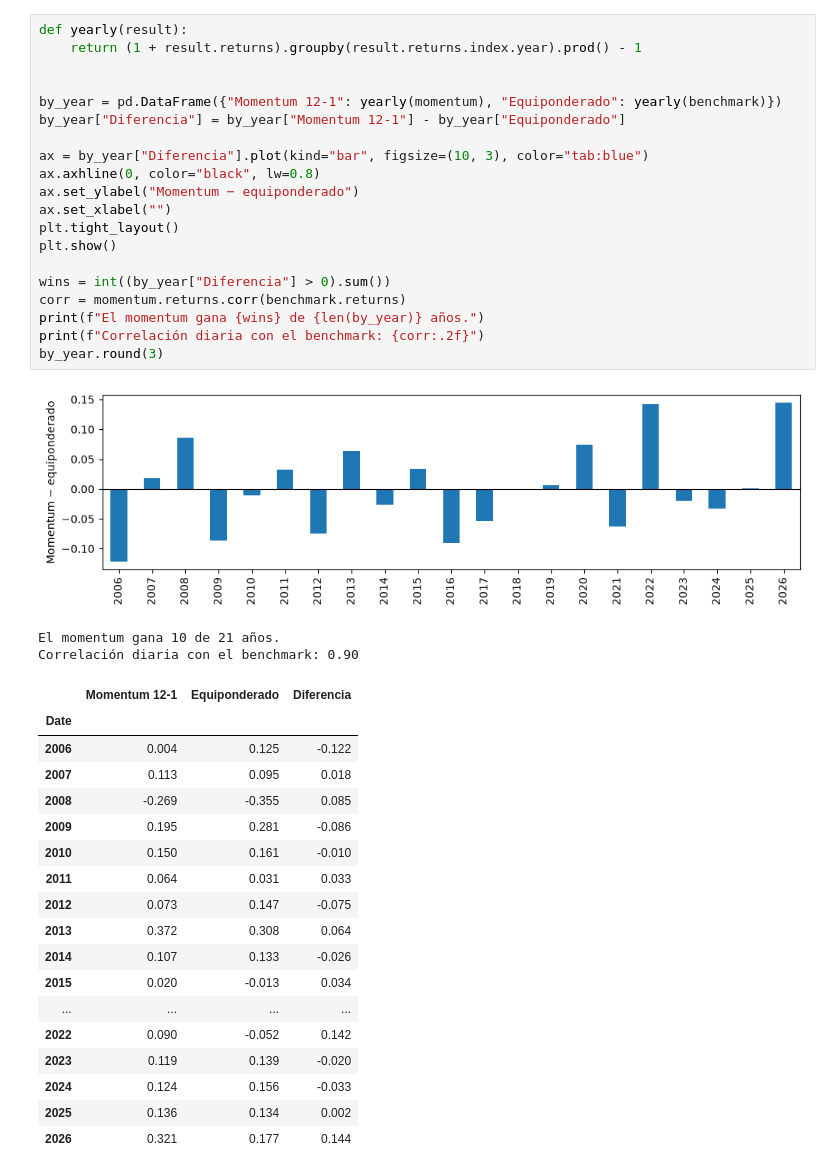
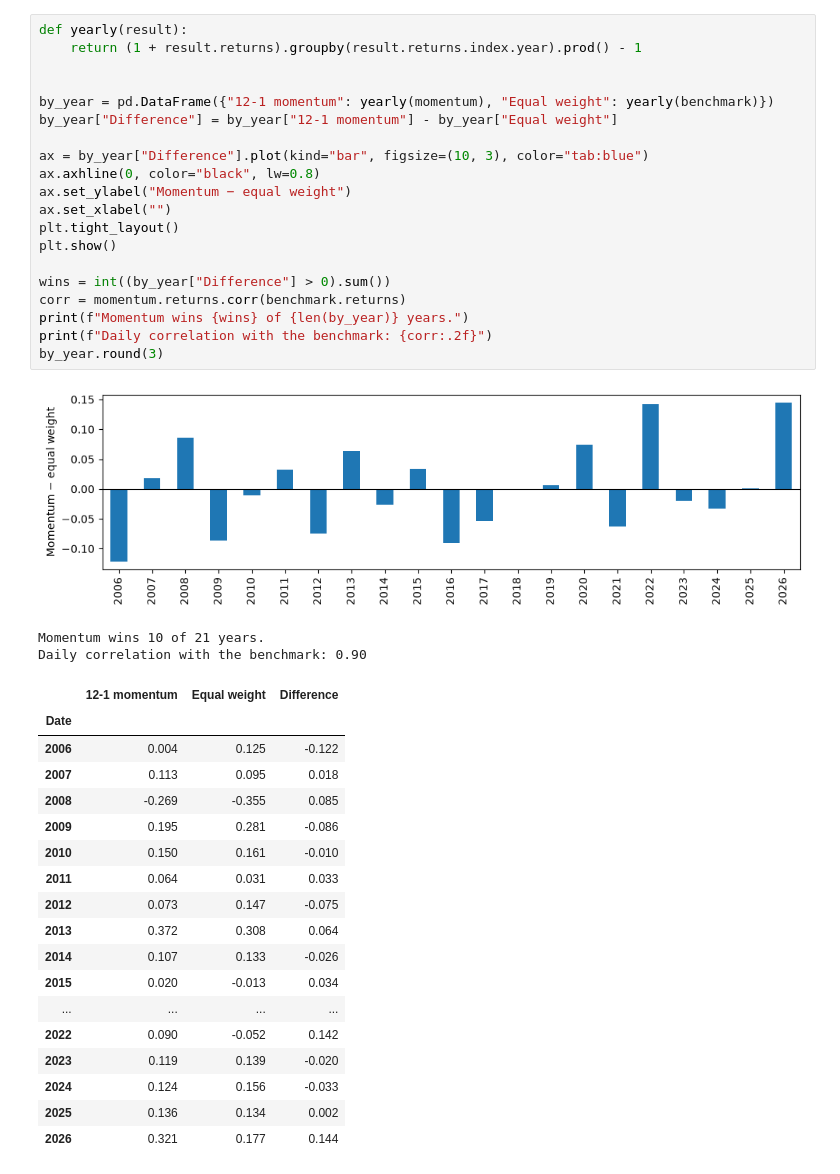
Before and after one commit to paablomorillo/quant-backtester, a Jupyter notebook: notebooks/01_sector_momentum.ipynb, the cells around one changed output. Saved outputs shown, nothing was run; the diff lists cells and outputs as text.

```diff
--- a/notebooks/01_sector_momentum.ipynb
+++ b/notebooks/01_sector_momentum.ipynb
@@ -141,28 +141,28 @@ Rendimiento anual de cada cartera y diferencia (momentum menos equiponderado). 2
 # %%
 def yearly(result):
     return (1 + result.returns).groupby(result.returns.index.year).prod() - 1
 
 
-by_year = pd.DataFrame({"Momentum 12-1": yearly(momentum), "Equiponderado": yearly(benchmark)})
-by_year["Diferencia"] = by_year["Momentum 12-1"] - by_year["Equiponderado"]
+by_year = pd.DataFrame({"12-1 momentum": yearly(momentum), "Equal weight": yearly(benchmark)})
+by_year["Difference"] = by_year["12-1 momentum"] - by_year["Equal weight"]
 
-ax = by_year["Diferencia"].plot(kind="bar", figsize=(10, 3), color="tab:blue")
+ax = by_year["Difference"].plot(kind="bar", figsize=(10, 3), color="tab:blue")
 ax.axhline(0, color="black", lw=0.8)
-ax.set_ylabel("Momentum − equiponderado")
+ax.set_ylabel("Momentum − equal weight")
 ax.set_xlabel("")
 plt.tight_layout()
 plt.show()
 
-wins = int((by_year["Diferencia"] > 0).sum())
+wins = int((by_year["Difference"] > 0).sum())
 corr = momentum.returns.corr(benchmark.returns)
-print(f"El momentum gana {wins} de {len(by_year)} años.")
-print(f"Correlación diaria con el benchmark: {corr:.2f}")
+print(f"Momentum wins {wins} of {len(by_year)} years.")
+print(f"Daily correlation with the benchmark: {corr:.2f}")
 by_year.round(3)
 # %% [output]
-[figure, old version]
+[figure, new version]
-El momentum gana 10 de 21 años.
-Correlación diaria con el benchmark: 0.90
+Momentum wins 10 of 21 years.
+Daily correlation with the benchmark: 0.90
-|  | Momentum 12-1 | Equiponderado | Diferencia |
+|  | 12-1 momentum | Equal weight | Difference |
 | Date |  |  |  |
 | 2006 | 0.004 | 0.125 | -0.122 |
 | 2007 | 0.113 | 0.095 | 0.018 |
```
Also changed, not shown: parts of 15 cells of this notebook, 1 other file.
